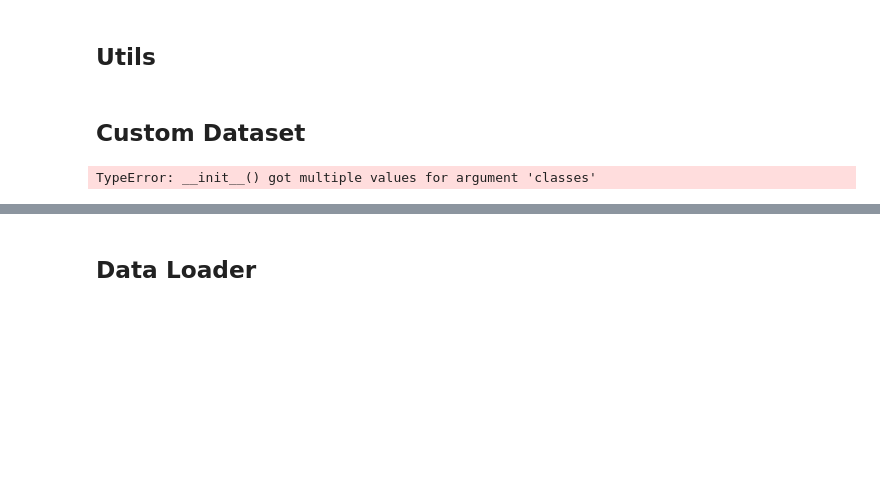
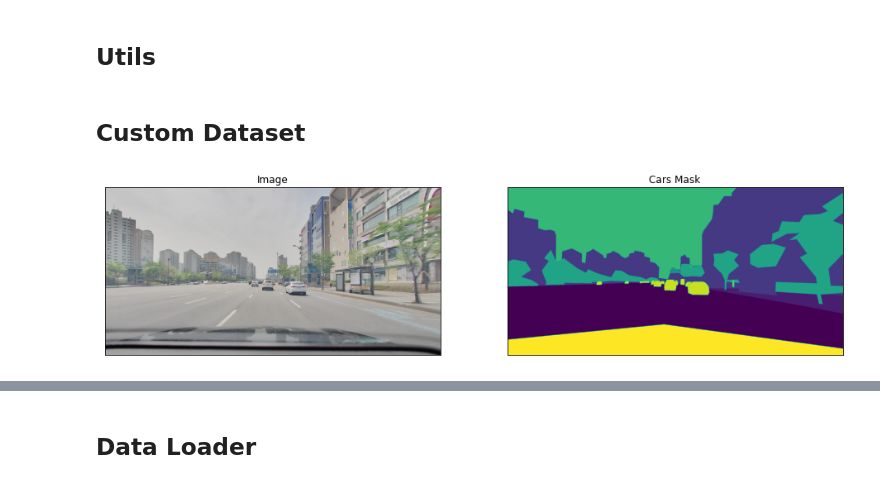
Before and after one commit to cauVIMmksong/Samsung-AI-Challenge, a Jupyter notebook: Challenge_Code.ipynb, the cells around one changed output, grey strips where cells are left out. Drawn from its saved outputs; the diff is of its cells as text; code cells hidden in the pictures; blank space fills up the shorter version.

```diff
--- a/Challenge_Code.ipynb
+++ b/Challenge_Code.ipynb
@@ -66,27 +66,10 @@ def rle_encode(mask):
 ## Custom Dataset
 # %%
 class Dataset(BaseDataset):
-    """Dataset. Read images, apply augmentation and preprocessing transformations.
-
-    Args:
-        csv_file (str): path to csv containing image and mask paths
-        class_values (list): values of classes to extract from segmentation mask
-        augmentation (albumentations.Compose): data transformation pipeline
-            (e.g. flip, scale, etc.)
-        preprocessing (albumentations.Compose): data preprocessing
-            (e.g. normalization, shape manipulation, etc.)
-        infer (bool): whether the dataset is used for inference or not
-
-    """
-
-    CLASSES = ['sky', 'building', 'pole', 'road', 'pavement',
-               'tree', 'signsymbol', 'fence', 'car',
-               'pedestrian', 'bicyclist', 'unlabelled']
 
     def __init__(
             self,
             csv_file,
-            classes=None,
             augmentation=None,
             preprocessing=None,
             infer=False
@@ -95,9 +78,6 @@ class Dataset(BaseDataset):
         self.augmentation = augmentation
         self.preprocessing = preprocessing
         self.infer = infer
-
-        # convert str names to class values on masks
-        self.class_values = [self.CLASSES.index(cls.lower()) for cls in classes]
 
     def __getitem__(self, idx):
 
@@ -112,14 +92,10 @@ class Dataset(BaseDataset):
             return image
 
         mask_path = self.data.iloc[idx, 2]
-        mask = cv2.imread(mask_path, 0)
-
-        # extract certain classes from mask (e.g. cars)
-        masks = [(mask == v) for v in self.class_values]
-        mask = np.stack(masks, axis=-1).astype('float')
+        mask = cv2.imread(mask_path, cv2.IMREAD_GRAYSCALE)
 
         # adjust mask values for 'unlabelled' class
-        mask[mask == 255] = len(self.CLASSES) - 1  # set 'unlabelled' as the last index
+        mask[mask == 255] = 12 #배경을 픽셀값 12로 간주
 
         # apply augmentations
         if self.augmentation:
@@ -138,15 +114,15 @@ class Dataset(BaseDataset):
 # %%
 # Lets look at data we have
 
-dataset = Dataset(x_train_dir, y_train_dir, classes=['car'])
+dataset = Dataset(csv_file='/home/work/CPS_Project/Samsung AI-Challenge/open/train_source.csv')
 
 image, mask = dataset[4] # get some sample
 visualize(
     image=image,
     cars_mask=mask.squeeze(),
 )
 # %% [output]
-TypeError: __init__() got multiple values for argument 'classes'
+[figure, added]
 # %%
 import albumentations as albu
 
```
Also changed, not shown: parts of 7 cells of this notebook, 2 other files.
